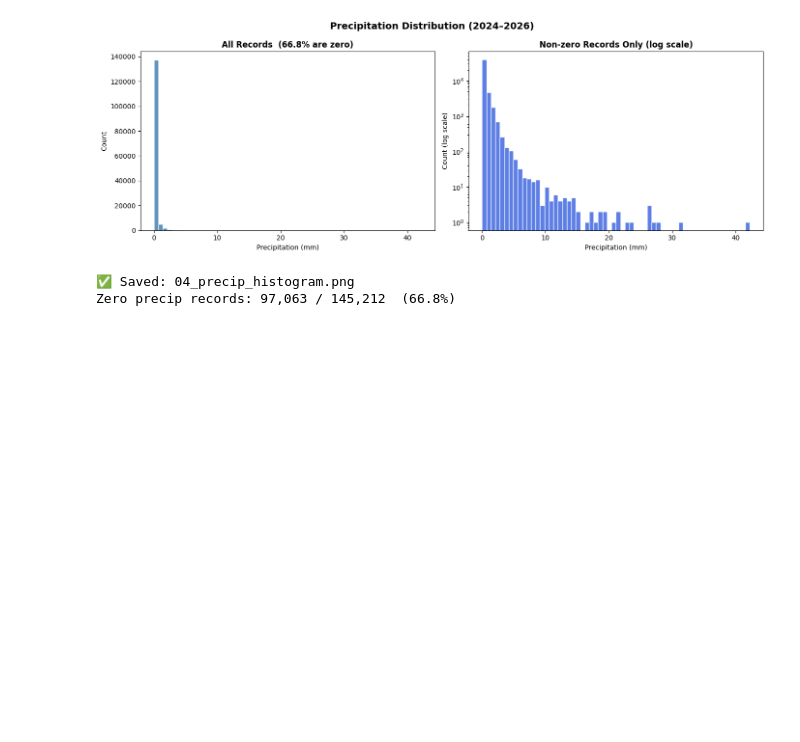
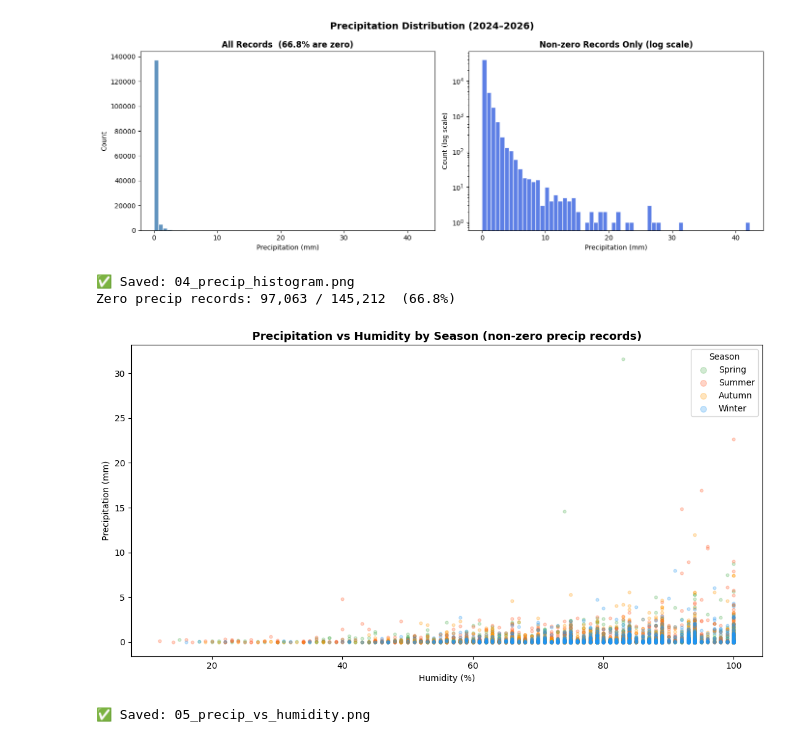
Before and after one commit to Rehaan-2006/weather-trend-forecasting, a Jupyter notebook: notebooks/01_eda.ipynb, the cells around one changed output. Saved outputs shown, nothing was run; the diff lists cells and outputs as text; code cells hidden in the pictures; blank space fills up the shorter version.

```diff
--- a/notebooks/01_eda.ipynb
+++ b/notebooks/01_eda.ipynb
@@ -315,3 +315,30 @@ print(f"Zero precip records: {(df['precip_mm']==0).sum():,} / {len(df):,}  ({zer
 [figure]
 ✅ Saved: 04_precip_histogram.png
 Zero precip records: 97,063 / 145,212  (66.8%)
+# %%
+rainy = df[df['precip_mm'] > 0]
+sample = rainy.sample(min(6000, len(rainy)), random_state=42)
+
+season_palette = {
+    'Spring': '#4CAF50', 'Summer': '#FF5722',
+    'Autumn': '#FF9800', 'Winter': '#2196F3'
+}
+
+plt.figure(figsize=(11, 6))
+for season, color in season_palette.items():
+    s = sample[sample['season'] == season]
+    plt.scatter(s['humidity'], s['precip_mm'],
+                alpha=0.25, color=color, label=season, s=12)
+
+plt.title('Precipitation vs Humidity by Season (non-zero precip records)',
+          fontsize=13, fontweight='bold')
+plt.xlabel('Humidity (%)')
+plt.ylabel('Precipitation (mm)')
+plt.legend(title='Season', markerscale=2)
+plt.tight_layout()
+plt.savefig('../outputs/05_precip_vs_humidity.png', dpi=150)
+plt.show()
+print("✅ Saved: 05_precip_vs_humidity.png")
+# %% [output]
+[figure, added]
+✅ Saved: 05_precip_vs_humidity.png
```
Also changed, not shown: parts of 4 cells of this notebook, 6 other files.
